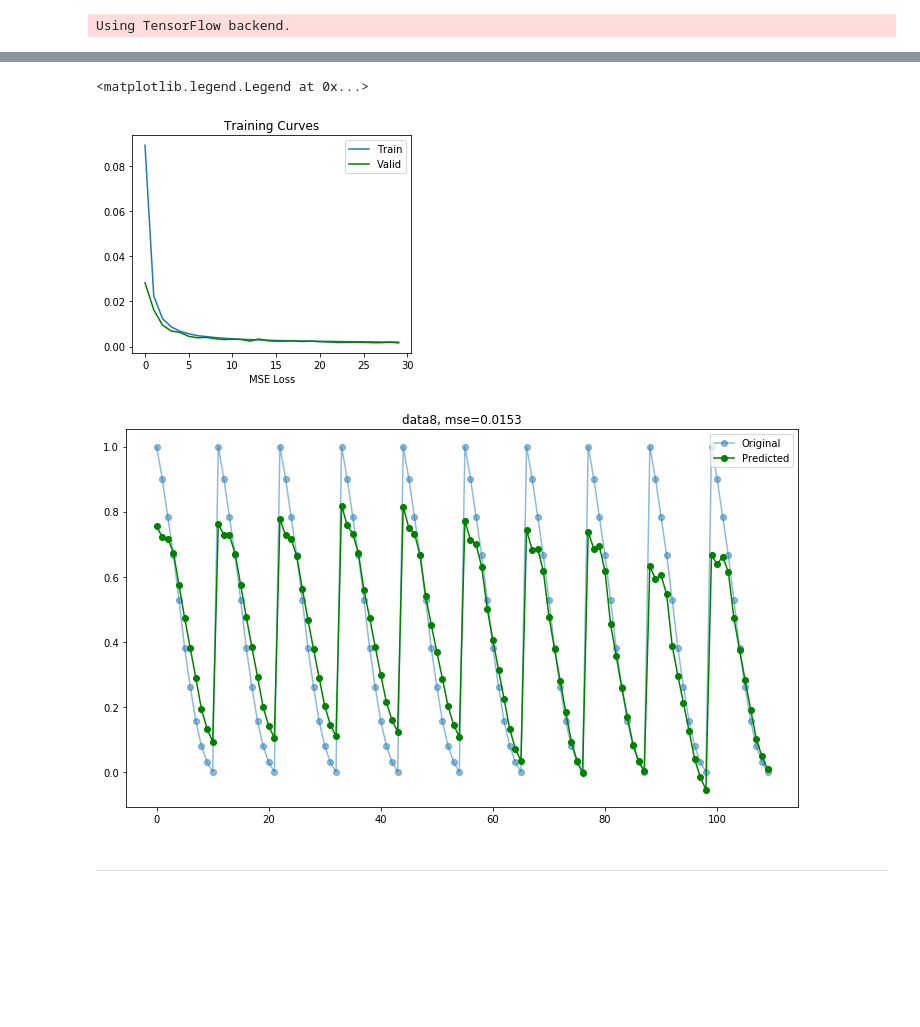
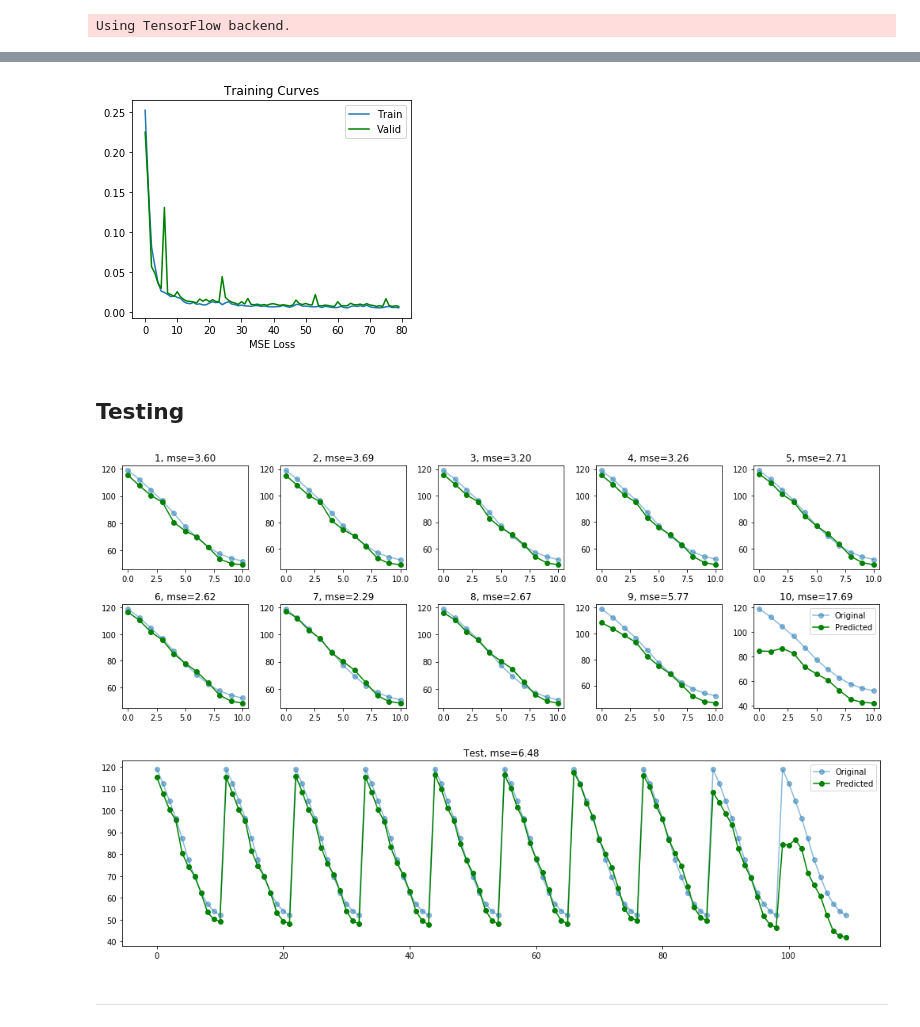
Before and after one commit to justiceamoh/heartvolume, a Jupyter notebook: DeepNet Regressor Multilabel.ipynb, the cells around one changed output, grey strips where cells are left out. Cells and saved outputs as stored; diff of their text form; code cells hidden in the pictures; blank space fills up the shorter version.

Commit message:
Included selected models

```diff
--- a/DeepNet Regressor Multilabel.ipynb
+++ b/DeepNet Regressor Multilabel.ipynb
@@ -167,16 +195,9 @@ _________________________________________________________________
 # %%
 # Train
-# log = cmodel.fit(x_train, [y_train,o_train,e_train],
-#                 batch_size=num_batch,
-#                 epochs=num_epoch,
-#                 shuffle=True,
-#                 validation_data=(x_valid,[y_valid,o_valid,e_valid]))
-
-
-log = model.fit(x_train, y_train,
+log = cmodel.fit(x_train, [y_train,o_train,e_train],
                 batch_size=num_batch,
                 epochs=num_epoch,
                 shuffle=True,
-                validation_data=(x_valid,y_valid))
+                validation_data=(x_valid,[y_valid,o_valid,e_valid]))
 # %% [output]
 Train on 53900 samples, validate on 23100 samples
@@ -219,41 +224,56 @@ Epoch 30/30
 # %%
 # Training Curves
 plt.figure(figsize=(5,4))
-plt.plot(log.epoch,log.history['loss'])
-plt.plot(log.epoch,log.history['val_loss'],'g')
+plt.plot(log.epoch,log.history['YOutput_loss'])
+plt.plot(log.epoch,log.history['val_YOutput_loss'],'g')
 plt.title('Training Curves')
-# plt.ylim([0,0.05])
 plt.xlabel('Epochs')
 plt.xlabel('MSE Loss')
-plt.legend(['Train','Valid'])
+plt.legend(['Train','Valid']);
 # %% [output]
-<matplotlib.legend.Legend at 0x...>
-[figure, old version]
+[figure, new version]
+# %% [markdown]
+## Testing
+# %%
+rmse = lambda x,y : np.sqrt(np.mean((x-y)**2))
 # %%
 # Generate Predictions for Test Set
 x_test,y_test = load_data(path,test=True)
-y_test = ysclr.transform(y_test.reshape(-1,1)).squeeze()
-y_predict = model.predict(x_test)
-loss = model.evaluate(x_test,y_test,verbose=0)
+x_test = x_test.reshape(nshp)
+# %%
+y_pred = model.predict(x_test)
+y_pred = ysclr.inverse_transform(y_pred).reshape(-1,11)
+# %%
+# Plot Test Examples
+row = 2
+col = 5
+
+plt.figure(figsize=(14,5));
+for i, (yt,yp) in enumerate(zip(y_test,y_pred)):
+    plt.subplot(row,col,i+1)
+    plt.plot(yt,'o-',label='Pred',alpha=0.5);
+    plt.plot(yp,'go-',label='True');
+    mse = rmse(yp,yt)
+    header = '{0}, mse={1:.02f}'.format(i+1,mse)
+    plt.title(header);
+
+plt.legend(['Original','Predicted'],loc=1)
+plt.tight_layout()
+# %% [output]
+[figure, added]
 # %%
 # Plot Results
-plt.figure(figsize=(10,6))
-# y_tst = scaler.inverse_transform(y_test.squeeze())
-# y_prd = scaler.inverse_transform(y_predict.squeeze())
+plt.figure(figsize=(14,4))
 plt.subplot(111)
-plt.plot(y_test,'o-',alpha=0.5)
-plt.plot(y_predict,'go-')
-header = '{0}, mse={1:.04f}'.format(path,loss)
+plt.plot(y_test.flatten(),'o-',alpha=0.5)
+plt.plot(y_pred.flatten(),'go-')
+mse = rmse(y_pred,y_test)
+header = 'Test, mse={0:.02f}'.format(mse)
 plt.title(header)
-
-# oname = 'data{}/ypred.csv'.format(dataid)
-# tname = 'data{}/ytest.csv'.format(dataid)
-# np.savetxt(oname,y_predict,delimiter=',')
-# np.savetxt(tname,y_test,delimiter=',')
 
 plt.legend(['Original','Predicted'],loc=1)
 plt.tight_layout()
 # %% [output]
-[figure, old version]
+[figure, new version]
 # %% [markdown]
 ----
```
Also changed, not shown: parts of 20 cells of this notebook, 1 other file.
